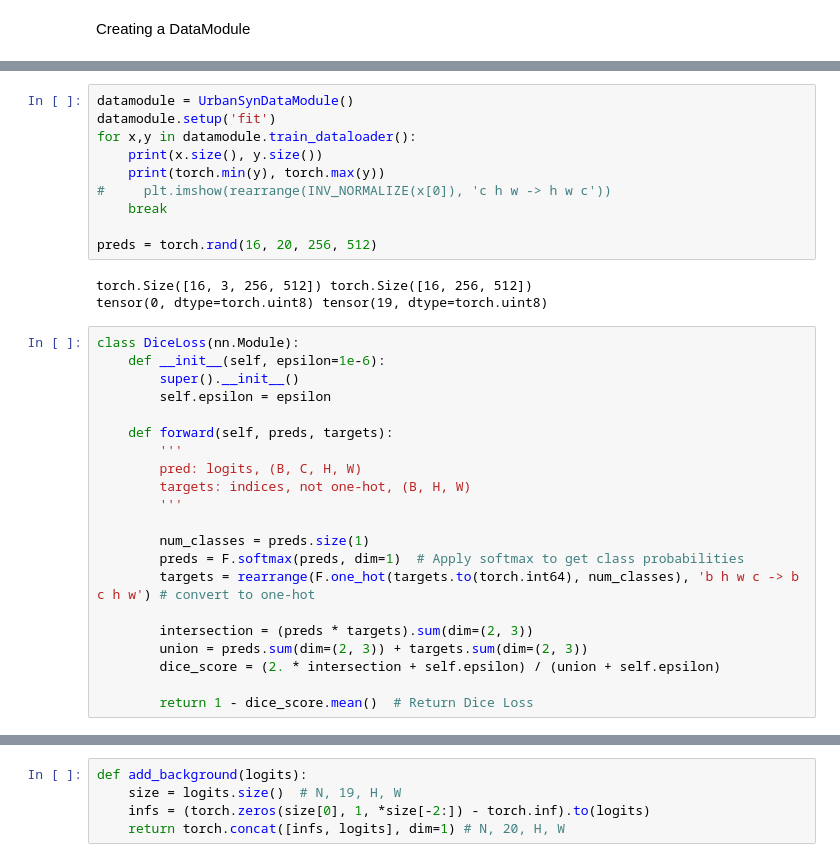
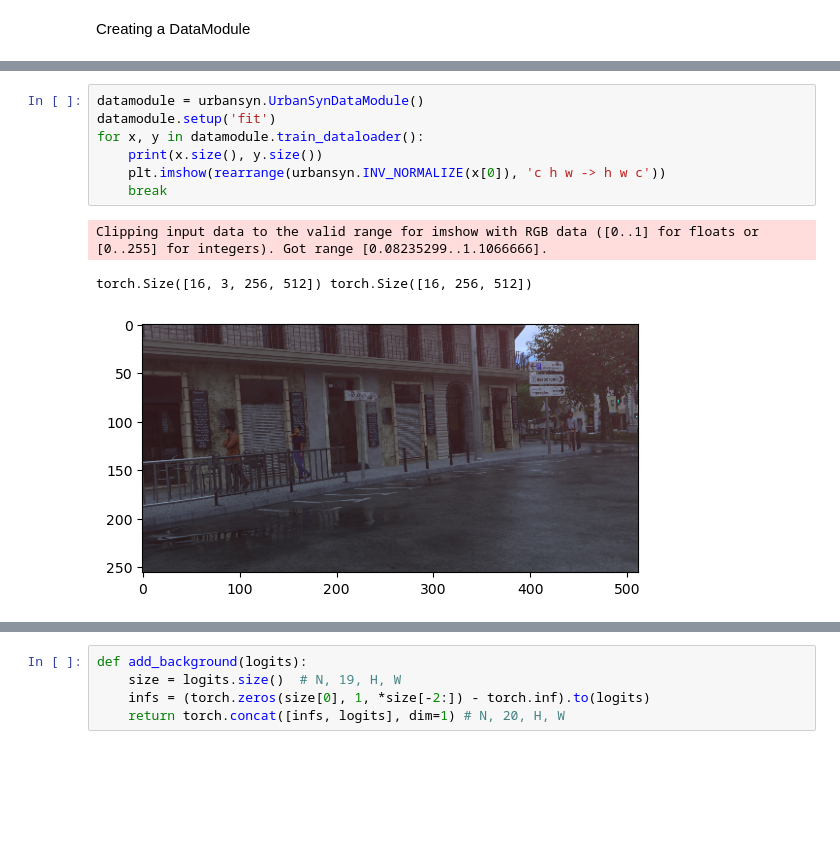
Before and after one commit to zaitsev136/computer-vision, a Jupyter notebook: train_segformer.ipynb, the cells around one changed output, grey strips where cells are left out. Saved outputs shown, nothing was run; the diff lists cells and outputs as text; blank space fills up the shorter version.

Commit message:
Separate data handling and metrics from the rest

```diff
--- a/train_segformer.ipynb
+++ b/train_segformer.ipynb
@@ -134,34 +39,11 @@ class UrbanSynDataModule(LightningDataModule):
 # %%
-datamodule = UrbanSynDataModule()
+datamodule = urbansyn.UrbanSynDataModule()
 datamodule.setup('fit')
-for x,y in datamodule.train_dataloader():
+for x, y in datamodule.train_dataloader():
     print(x.size(), y.size())
-    print(torch.min(y), torch.max(y))
-#     plt.imshow(rearrange(INV_NORMALIZE(x[0]), 'c h w -> h w c'))
+    plt.imshow(rearrange(urbansyn.INV_NORMALIZE(x[0]), 'c h w -> h w c'))
     break
-
-preds = torch.rand(16, 20, 256, 512)
 # %% [output]
-torch.Size([16, 3, 256, 512]) torch.Size([16, 256, 512])
-tensor(0, dtype=torch.uint8) tensor(19, dtype=torch.uint8)
+Clipping input data to the valid range for imshow with RGB data ([0..1] for floats or [0..255] for integers). Got range [0.08235299..1.1066666].
+torch.Size([16, 3, 256, 512]) torch.Size([16, 256, 512])
+[figure, added]
-# %%
-class DiceLoss(nn.Module):
-    def __init__(self, epsilon=1e-6):
-        super().__init__()
-        self.epsilon = epsilon
-
-    def forward(self, preds, targets):
-        '''
-        pred: logits, (B, C, H, W)
-        targets: indices, not one-hot, (B, H, W)
-        '''
-
-        num_classes = preds.size(1)
-        preds = F.softmax(preds, dim=1)  # Apply softmax to get class probabilities
-        targets = rearrange(F.one_hot(targets.to(torch.int64), num_classes), 'b h w c -> b c h w') # convert to one-hot
-
-        intersection = (preds * targets).sum(dim=(2, 3))
-        union = preds.sum(dim=(2, 3)) + targets.sum(dim=(2, 3))
-        dice_score = (2. * intersection + self.epsilon) / (union + self.epsilon)
-
-        return 1 - dice_score.mean()  # Return Dice Loss
```
Also changed, not shown: parts of 11 cells of this notebook, 8 other files.
